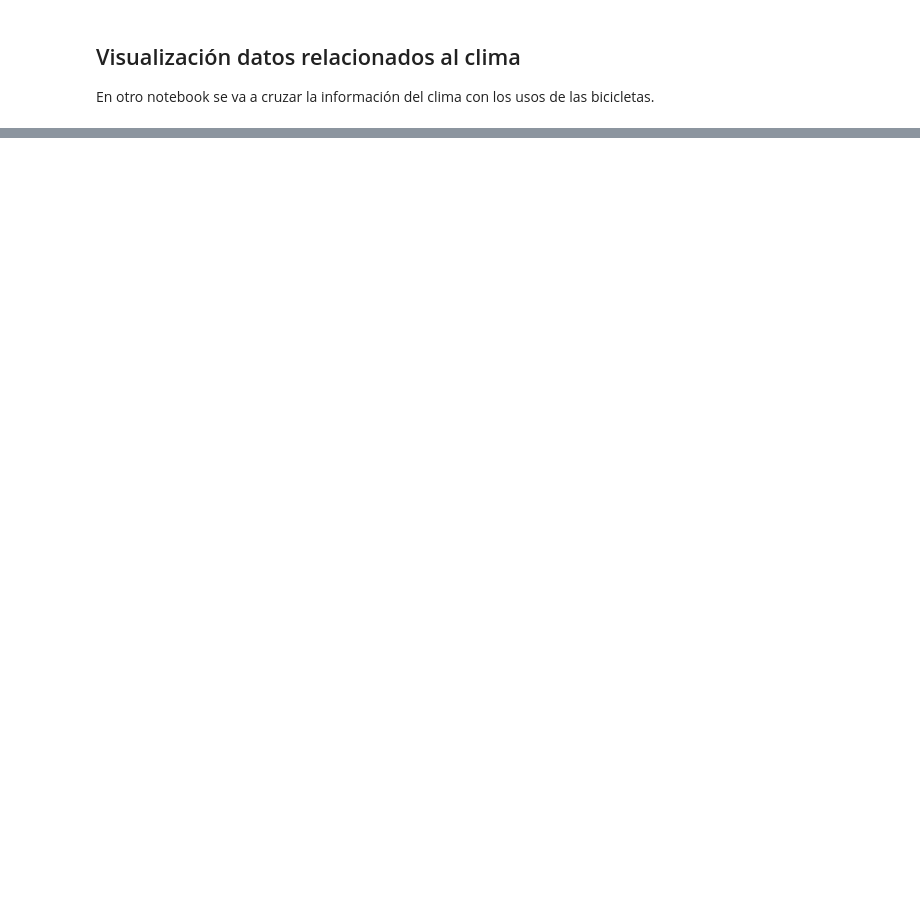
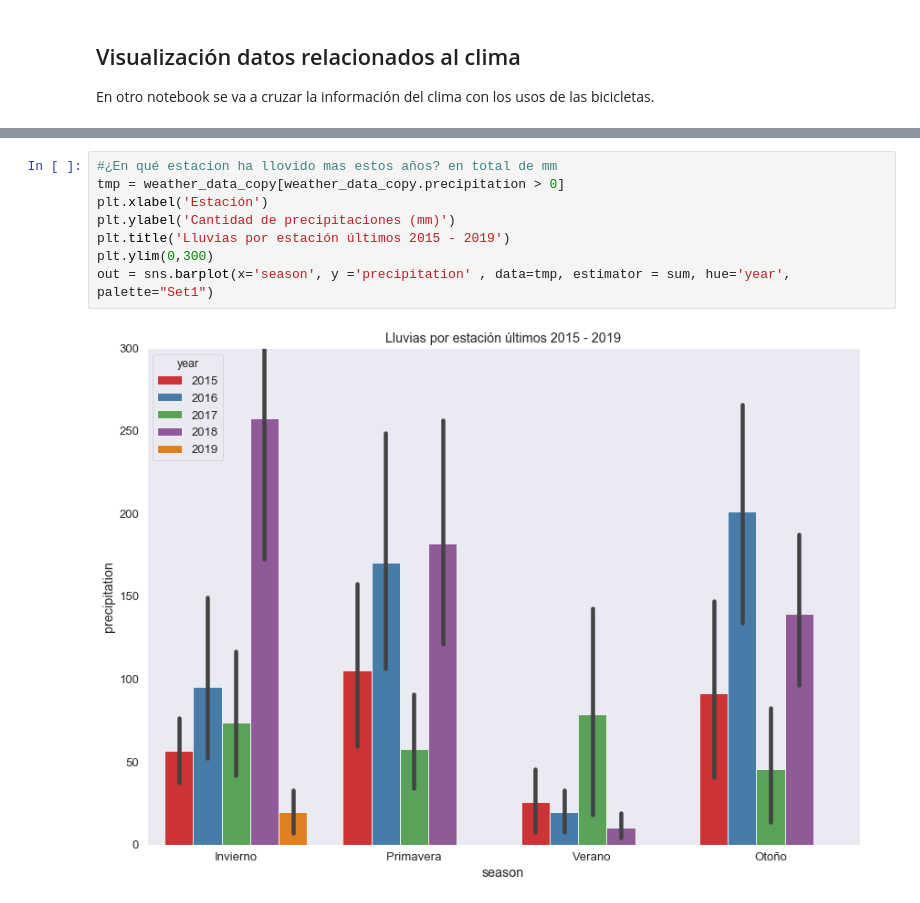
Before and after one commit to devgrla/bicimad, a Jupyter notebook: python/Clima Madrid.ipynb, the cells around one changed output, grey strips where cells are left out. Drawn from its saved outputs; the diff is of its cells as text; blank space fills up the shorter version.

```diff
--- a/python/Clima Madrid.ipynb
+++ b/python/Clima Madrid.ipynb
@@ -184,0 +203,10 @@ out = sns.scatterplot(x='precipitation', y='temp_media', data=weather_data, size
+# %%
+#¿En qué estacion ha llovido mas estos años? en total de mm
+tmp = weather_data_copy[weather_data_copy.precipitation > 0]
+plt.xlabel('Estación')
+plt.ylabel('Cantidad de precipitaciones (mm)')
+plt.title('Lluvias por estación últimos 2015 - 2019')
+plt.ylim(0,300)
+out = sns.barplot(x='season', y ='precipitation' , data=tmp, estimator = sum, hue='year', palette="Set1")
+# %% [output]
+[figure, added]
```
Also changed, not shown: parts of 11 cells of this notebook.
